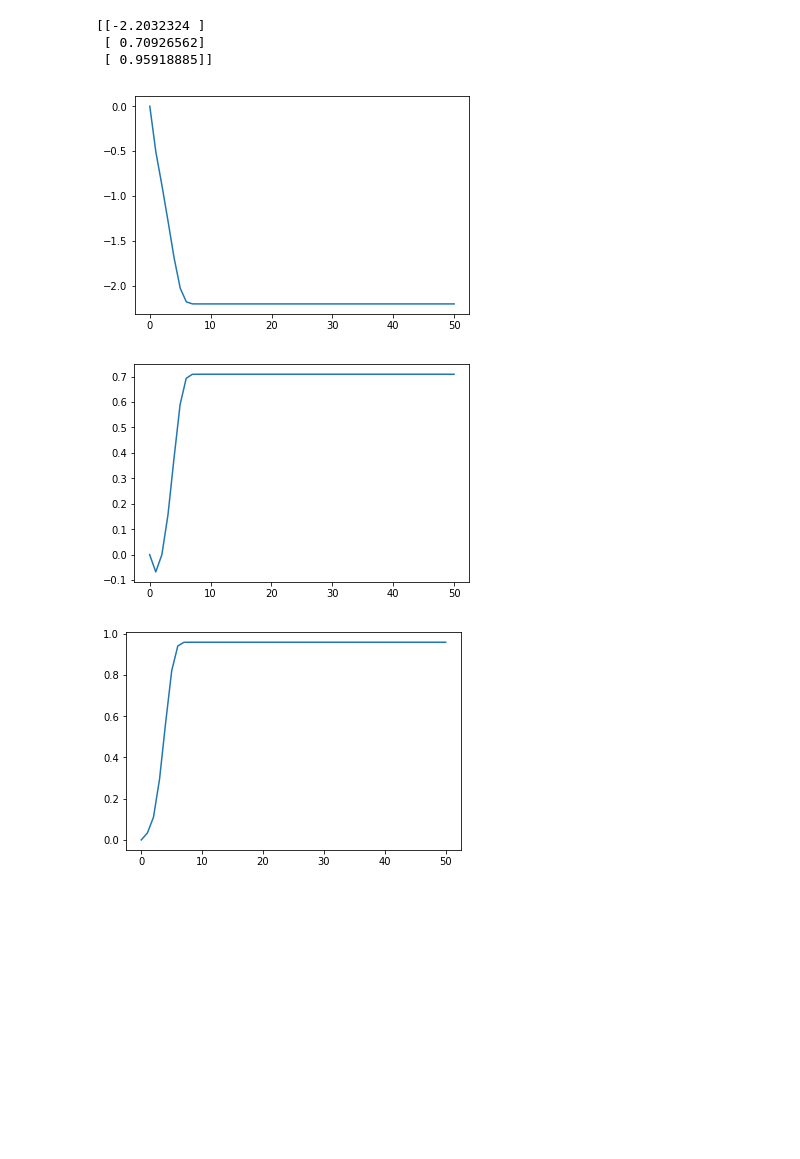
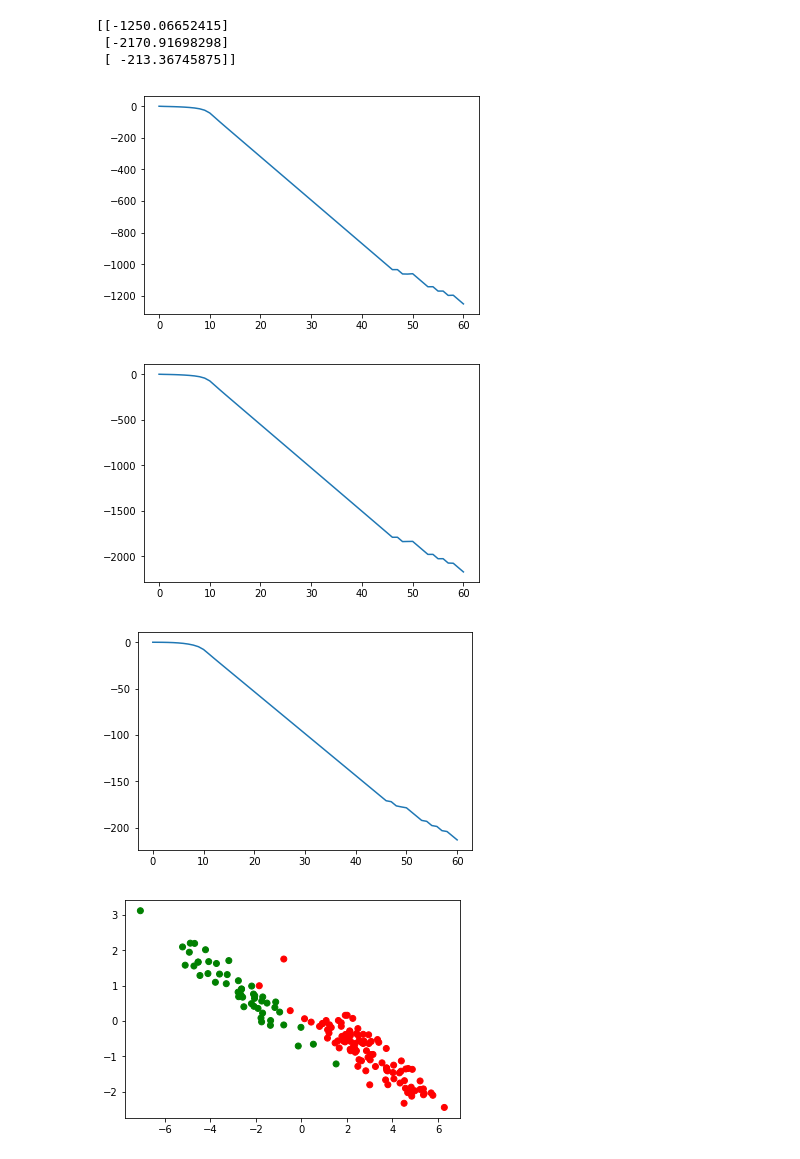
Before and after one commit to YoucefZemmouri/Graphical_Model_HMK1, a Jupyter notebook: Logistic_Regression.ipynb, the cells around one changed output. Drawn from its saved outputs; the diff is of its cells as text; code cells hidden in the pictures; blank space fills up the shorter version.

Commit message:
separation line Logistic Regression

```diff
--- a/Logistic_Regression.ipynb
+++ b/Logistic_Regression.ipynb
@@ -33,7 +33,7 @@ def logistic_regression(X, y, max_iter):
         result[i+1][2] = w[1]
         result[i+1][3] = w[2]
     print(w)
-    return result
+    return w, result
 # %%
 #Load classificationA.train
 classificationA_train = np.array(pd.read_csv("classificationA.train", header=None, sep  = "\t"))
@@ -77,19 +77,27 @@ classificationC_test_Y = classificationC_test_Y.reshape(classificationC_test_Y.s
 classificationC_test_X = np.copy(classificationC_test)
 classificationC_test_X[:,2] = 1
 # %%
-result = logistic_regression(classificationC_train_X,classificationC_train_Y,50)
+w, result = logistic_regression(classificationA_train_X,classificationA_train_Y,60)
 plt.plot(result[:,0],result[:,1])
 plt.show()
 
 plt.plot(result[:,0],result[:,2])
 plt.show()
 
 plt.plot(result[:,0],result[:,3])
 plt.show()
+
+x1 = classificationA_train_X[:,0]
+x2 = classificationA_train_X[:,1]
+label = classificationA_train_Y
+color = ['red' if l == 0 else 'green' for l in label]
+plt.scatter(x1, x2, color=color)
+plt.show()
 # %% [output]
-[[-2.2032324 ]
- [ 0.70926562]
- [ 0.95918885]]
+[[-1250.06652415]
+ [-2170.91698298]
+ [ -213.36745875]]
-[figure, old version]
+[figure, new version]
-[figure, old version]
+[figure, new version]
-[figure, old version]
+[figure, new version]
+[figure, added]
```
Also changed, not shown: parts of 4 cells of this notebook.
